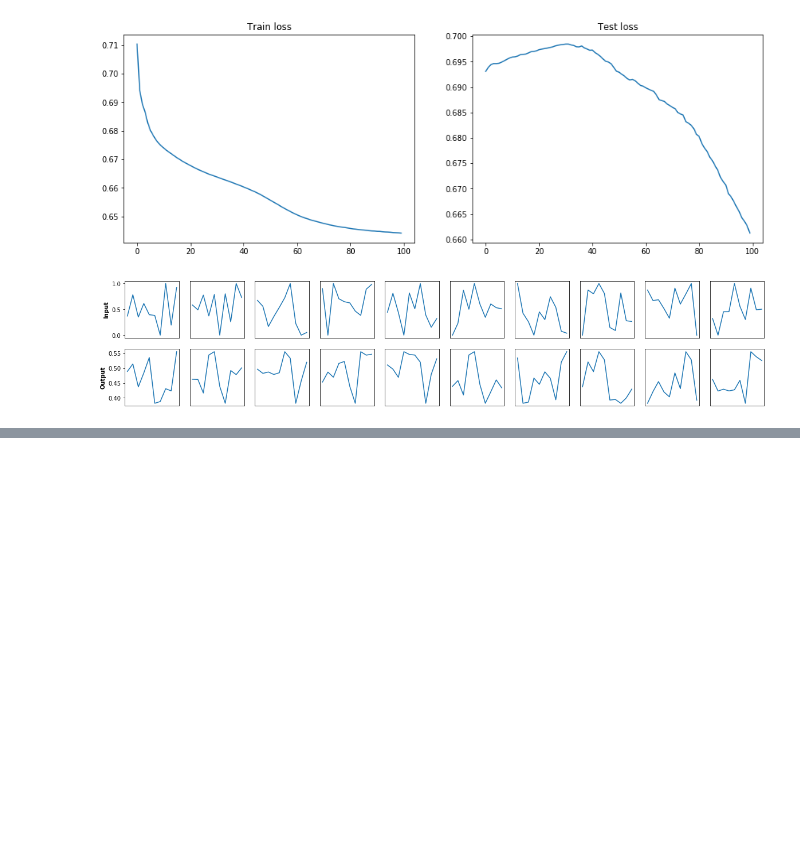
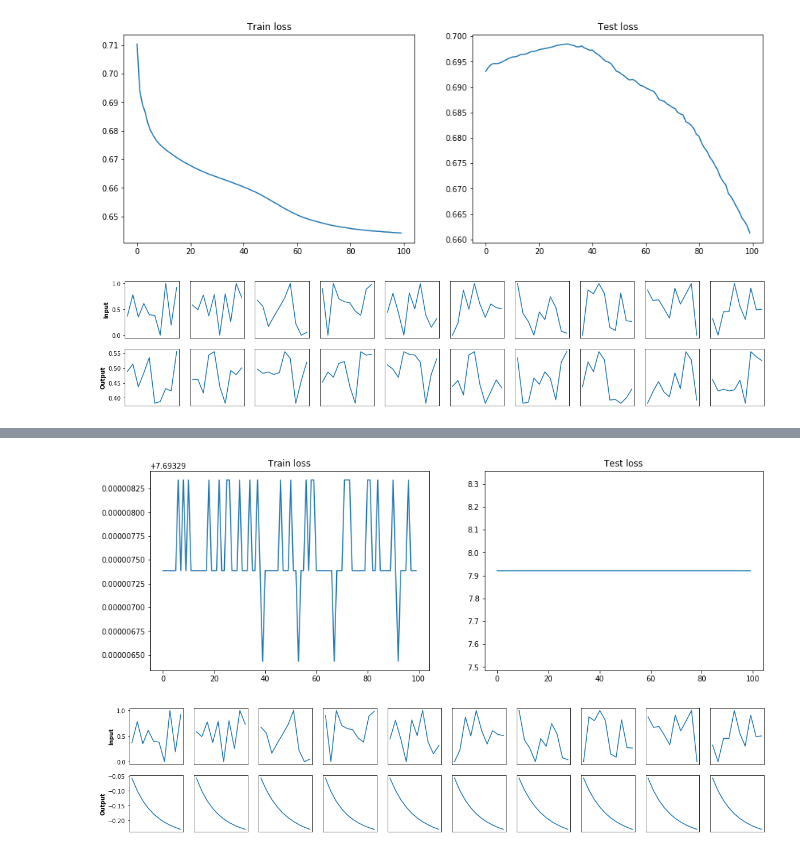
Before and after one commit to nkchem09/Quant, a Jupyter notebook: AutoEncoder.ipynb, the cells around one changed output, grey strips where cells are left out. Drawn from its saved outputs; the diff is of its cells as text; code cells hidden in the pictures; blank space fills up the shorter version.

```diff
--- a/AutoEncoder.ipynb
+++ b/AutoEncoder.ipynb
@@ -353,0 +356,22 @@ plot_examples(X_test,decoded_stocks)
+# %%
+from keras.layers import LSTM,RepeatVector
+from keras.models import Model
+
+inputs = Input(shape=(window_length,1))
+encoded = LSTM(encoding_dim)(inputs)
+
+decoded = RepeatVector(window_length)(encoded)
+decoded = LSTM(1,return_sequences=True)(decoded)
+
+sequence_autoencoder = Model(inputs,decoded)
+encoder = Model(inputs,encoded)
+sequence_autoencoder.summary()
+
+sequence_autoencoder.compile(optimizer='adam',loss='binary_crossentropy')
+history = sequence_autoencoder.fit(X_train,X_train,
+                                   epochs = epochs,
+                                   batch_size = 1024,
+                                   shuffle = True,
+                                   validation_data =(X_test,X_test))
+
+decoded_stocks = sequence_autoencoder.predict(X_test)
@@ -353,0 +396,6 @@ plot_examples(X_test,decoded_stocks)
+# %%
+plot_history(history)
+plot_examples(X_test,decoded_stocks)
+# %% [output]
+[figure, added]
+[figure, added]
```
Also changed, not shown: parts of 2 cells of this notebook, 2 other files.
